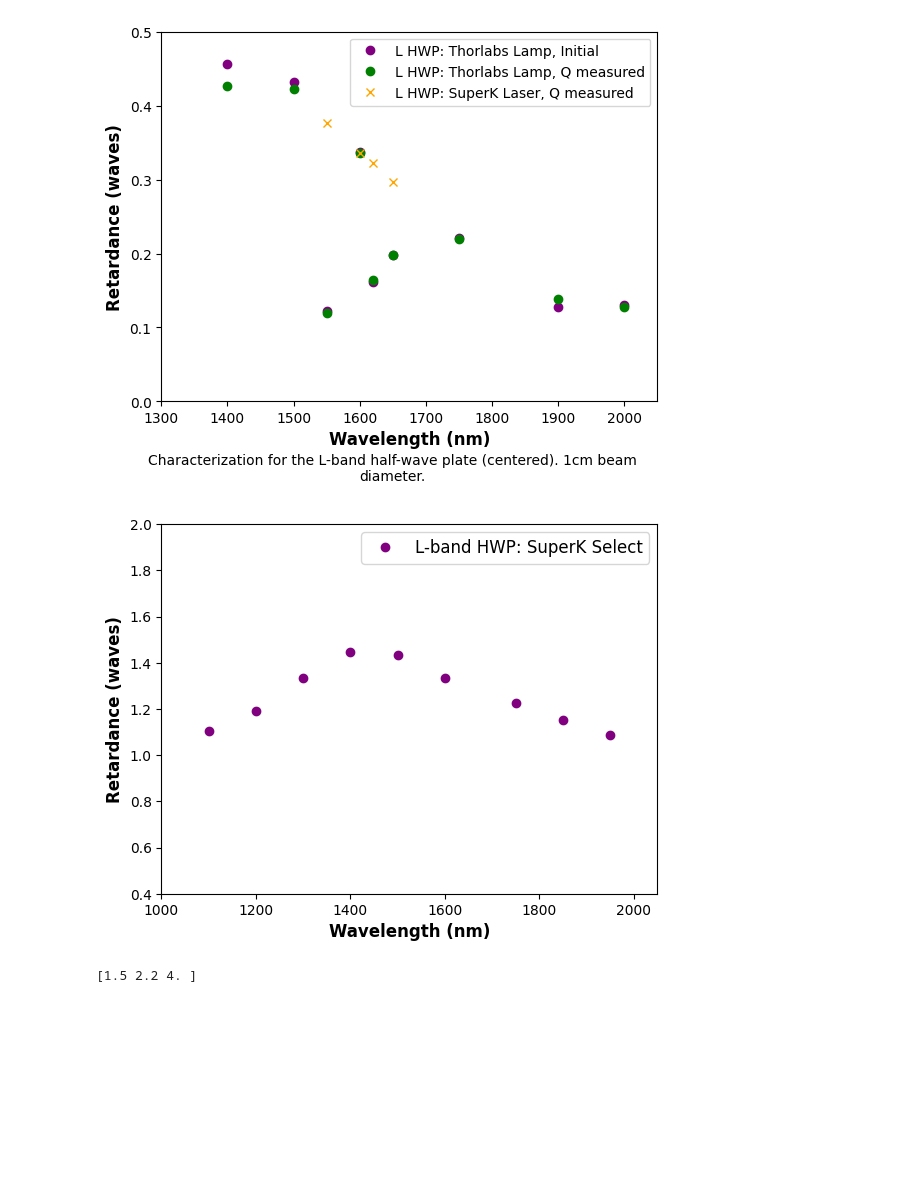
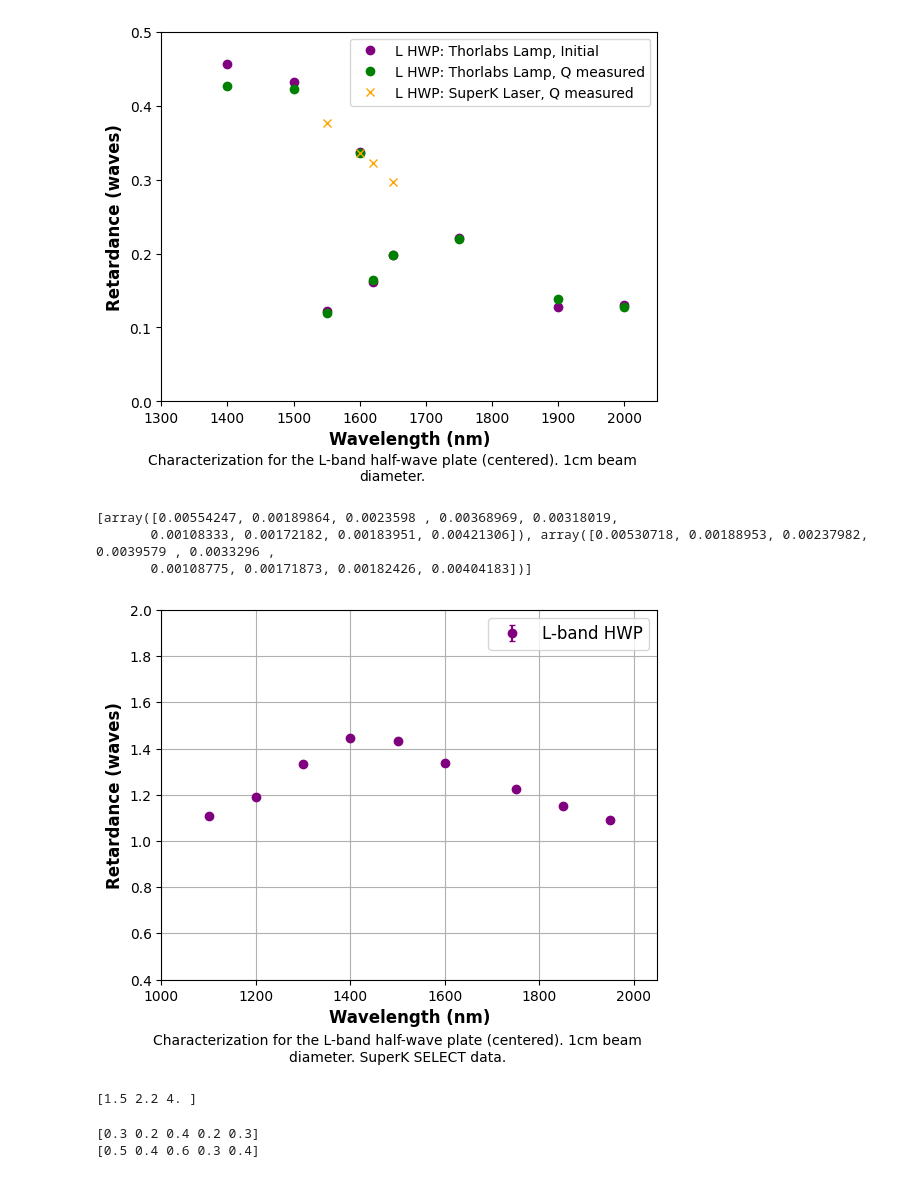
Before and after one commit to wcmelby/wcmelby-HWP_Characterizations, a Jupyter notebook: SuperK_Select_Data/L_SuperK_Analysis.ipynb, the cells around one changed output. Saved outputs shown, nothing was run; the diff lists cells and outputs as text; code cells hidden in the pictures; blank space fills up the shorter version.

Commit message:
Plotting error bars

```diff
--- a/SuperK_Select_Data/L_SuperK_Analysis.ipynb
+++ b/SuperK_Select_Data/L_SuperK_Analysis.ipynb
@@ -790,27 +790,40 @@ file_name = 'L_HWP_Retardance_Comparison.png'
 # %%
 wavelength_bins = [1100, 1200, 1300, 1400, 1500, 1600, 1750, 1850, 1950]
 retardance = np.array([data1100[1], data1200[1], data1300[1], data1400[1], data1500[1], data1600[1], data1750[1], data1850[1], data1950[1]])+1
+# %%
+error_bounds1 = [data1100[4], data1200[4], data1300[4], data1400[4], data1500[4], data1600[4], data1750[4], data1850[4], data1950[4]]
+error_bounds1_array = np.array(error_bounds1)
+lower_error = error_bounds1_array[:, 0]
+upper_error = error_bounds1_array[:, 1]
+y_err1 = [lower_error, upper_error]
+# %%
+print(y_err1)
+# %% [output]
+[array([0.00554247, 0.00189864, 0.0023598 , 0.00368969, 0.00318019,
+       0.00108333, 0.00172182, 0.00183951, 0.00421306]), array([0.00530718, 0.00188953, 0.00237982, 0.0039579 , 0.0033296 ,
+       0.00108775, 0.00171873, 0.00182426, 0.00404183])]
 # %%
 plt.ylim(0.4, 2)
 plt.xlim(1000, 2050)
 plt.xlabel("Wavelength (nm)", fontsize=12, fontweight='bold')
 plt.ylabel("Retardance (waves)", fontsize=12, fontweight='bold')
 
-plt.plot(wavelength_bins, retardance, marker='o', linestyle=' ', color = 'purple', label = 'L-band HWP: SuperK Select')
+plt.errorbar(wavelength_bins, retardance, yerr=y_err1, marker='o', capsize=2, linestyle=' ', color = 'purple', label = 'L-band HWP')
 
-caption = "Characterization for the L-band half-wave plate (centered). 1cm beam diameter."
+caption = "Characterization for the L-band half-wave plate (centered). 1cm beam diameter. SuperK SELECT data. "
 
 text_width = 70  # Speify desired text width box in characters
 wrapped_text = textwrap.fill(caption, width=text_width)
-#plt.text(1650, -0.09, wrapped_text, ha='center', va='center')
+plt.text(1500, 0.1, wrapped_text, ha='center', va='center')
 
 plt.legend(fontsize=12)
+plt.grid(True)
 
 folder_path = r"Z:\\Lab_Data\\Mueller_Matrix_Polarimeter\\L_Plate_Characterization\\"
 file_name = 'L_Band_HWP_Retardance.png'
 #plt.savefig(folder_path + file_name, bbox_inches='tight', dpi=300)
 # %% [output]
-[figure, old version]
+[figure, new version]
 # %%
 test = [0.5, 1.2, 3]
 test = np.array(test)
@@ -818,3 +831,17 @@ new_test = test+1
 print(new_test)
 # %% [output]
 [1.5 2.2 4. ]
+# %%
+error_bounds = [[0.3, 0.5], [0.2, 0.4], [0.4, 0.6], [0.2, 0.3], [0.3, 0.4]]
+
+# Convert to NumPy array
+error_bounds_array = np.array(error_bounds)
+
+# Extract lower and upper errors
+lower_error = error_bounds_array[:, 0]
+upper_error = error_bounds_array[:, 1]
+print(lower_error)
+print(upper_error)
+# %% [output]
+[0.3 0.2 0.4 0.2 0.3]
+[0.5 0.4 0.6 0.3 0.4]
```
Also changed, not shown: parts of 1 cell of this notebook.
